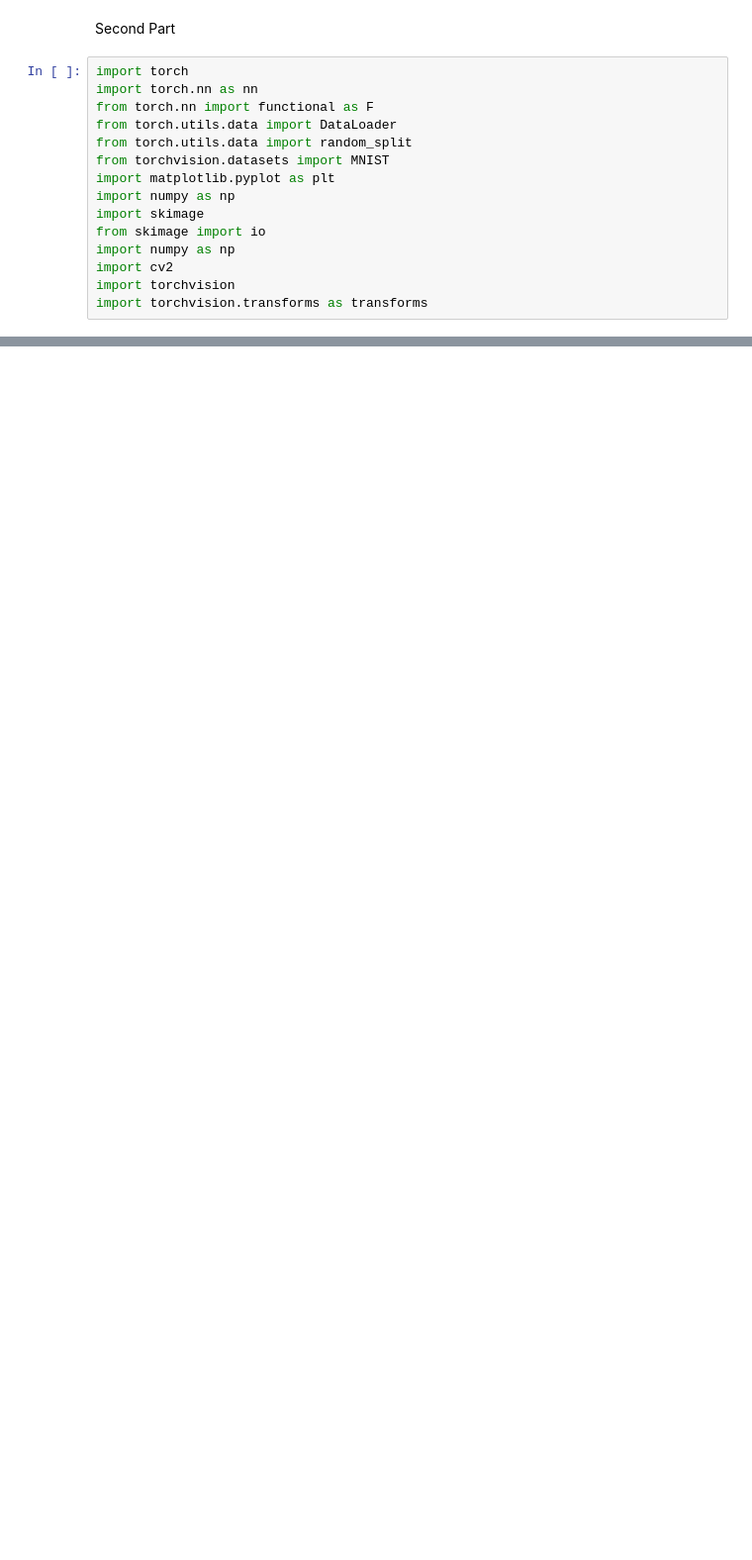
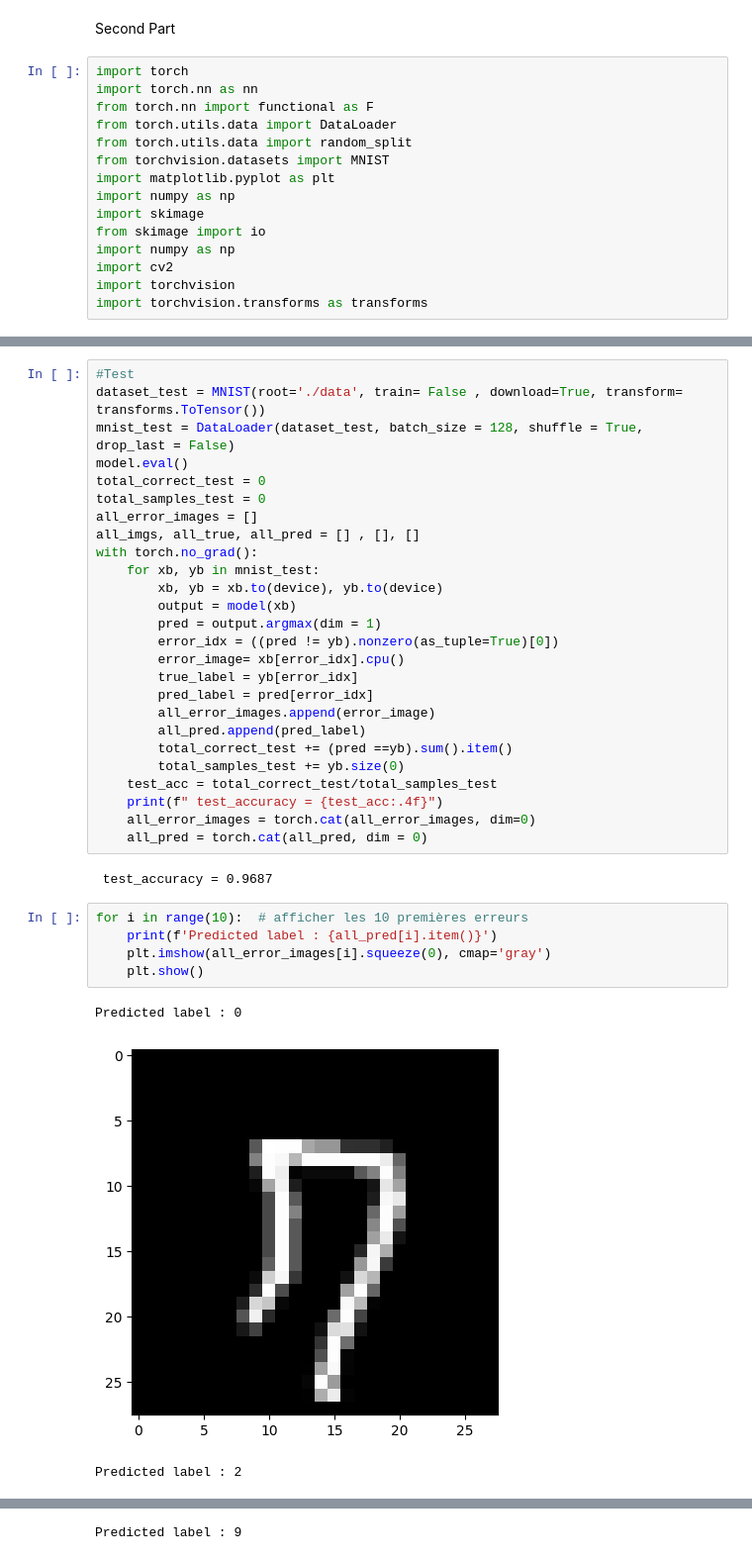
Before and after one commit to BALAKUMARKalai/Neural-Network-from-scratch, a Jupyter notebook: NN.ipynb, the cells around one changed output, grey strips where cells are left out. Shown: that part at 99% size. Saved outputs shown, nothing was run; the diff lists cells and outputs as text; blank space fills up the shorter version.

```diff
--- a/NN.ipynb
+++ b/NN.ipynb
@@ -309,0 +353,37 @@ Epoch 10/10: val_acc = 0.9652
+# %%
+#Test
+dataset_test = MNIST(root='./data', train= False , download=True, transform= transforms.ToTensor())
+mnist_test = DataLoader(dataset_test, batch_size = 128, shuffle = True, drop_last = False)
+model.eval()
+total_correct_test = 0
+total_samples_test = 0
+all_error_images = []
+all_imgs, all_true, all_pred = [] , [], []
+with torch.no_grad():
+    for xb, yb in mnist_test:
+        xb, yb = xb.to(device), yb.to(device)
+        output = model(xb)
+        pred = output.argmax(dim = 1)
+        error_idx = ((pred != yb).nonzero(as_tuple=True)[0])
+        error_image= xb[error_idx].cpu()
+        true_label = yb[error_idx]
+        pred_label = pred[error_idx]
+        all_error_images.append(error_image)
+        all_pred.append(pred_label)
+        total_correct_test += (pred ==yb).sum().item()
+        total_samples_test += yb.size(0)
+    test_acc = total_correct_test/total_samples_test
+    print(f" test_accuracy = {test_acc:.4f}")
+    all_error_images = torch.cat(all_error_images, dim=0)
+    all_pred = torch.cat(all_pred, dim = 0)
+# %% [output]
+ test_accuracy = 0.9687
+# %%
+for i in range(10):  # afficher les 10 premières erreurs
+    print(f'Predicted label : {all_pred[i].item()}')
+    plt.imshow(all_error_images[i].squeeze(0), cmap='gray')
+    plt.show()
+# %% [output]
+Predicted label : 0
+[figure, added]
+Predicted label : 2
@@ -309,0 +391 @@ Epoch 10/10: val_acc = 0.9652
+Predicted label : 9
```
Also changed, not shown: parts of 12 cells of this notebook.
